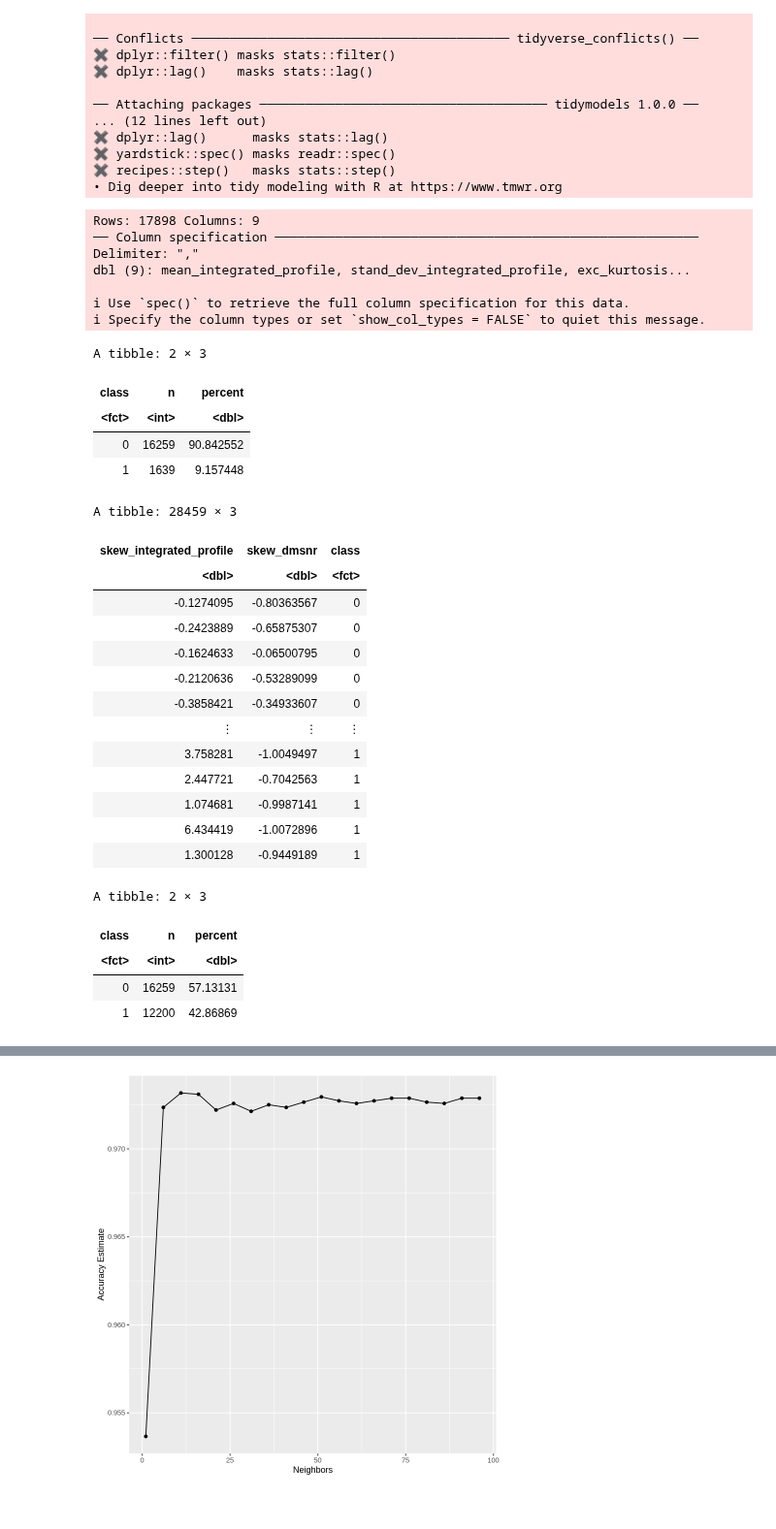
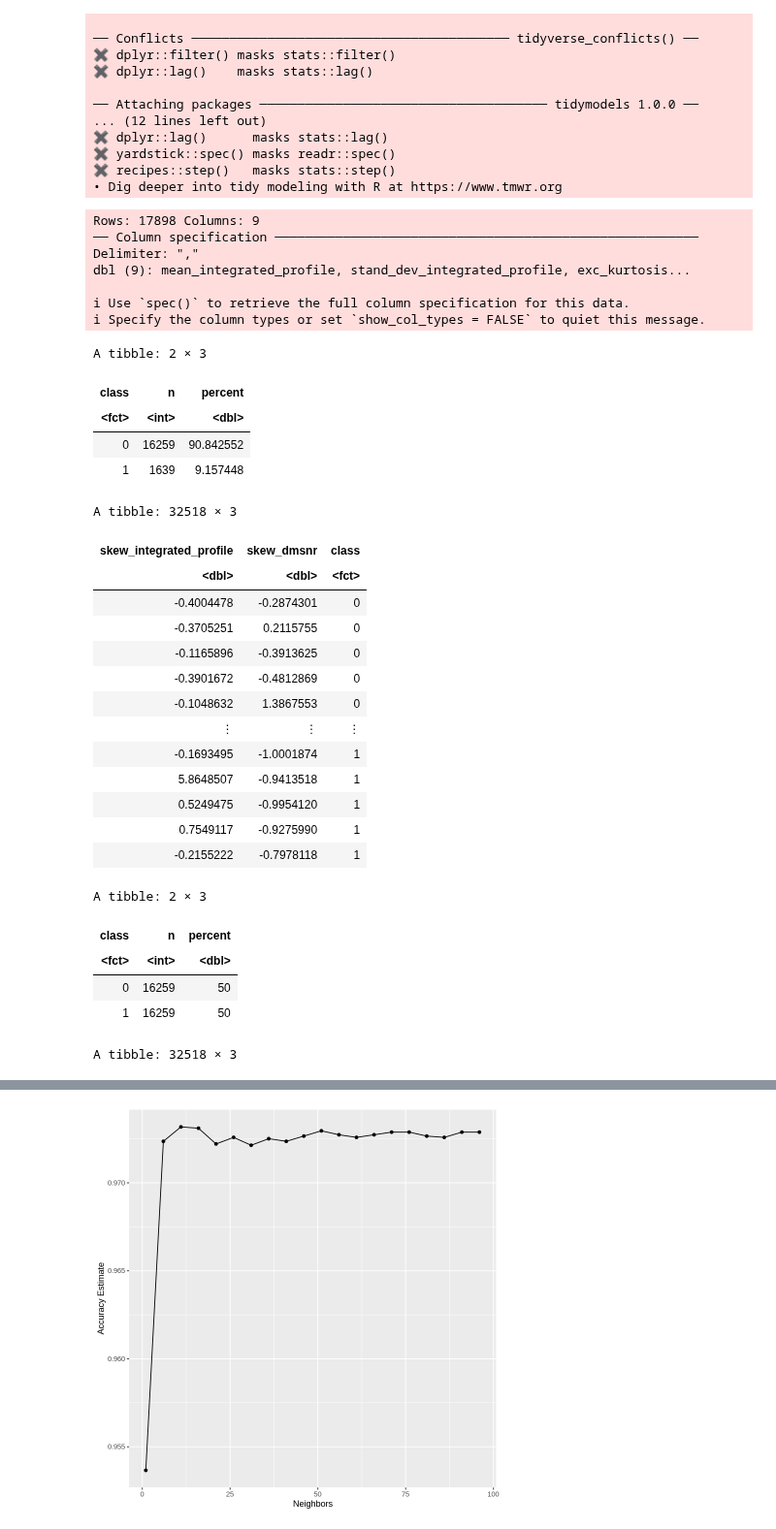
Before and after one commit to nailserverzone/dsci-100-2023w2-group-11, a Jupyter notebook: Final_project.ipynb, the cells around one changed output, grey strips where cells are left out. Shown at 97% size. Cells and saved outputs as stored; diff of their text form; code cells hidden in the pictures.

```diff
--- a/Final_project.ipynb
+++ b/Final_project.ipynb
@@ -55,56 +55,52 @@ pulsar_proportions <- unscaled_data |>
     mutate(percent = 100*n/nrow(unscaled_data))
 pulsar_proportions
 
-set.seed(1)
-pulsar_split <- initial_split(unscaled_data, prop = 0.75, strata = class)
-pulsar_train <- training(pulsar_split)
-pulsar_test <- testing(pulsar_split)
-
 #Scale data and Upsample to balance data
-pulsar_recipe <- recipe(class ~ skew_integrated_profile + skew_dmsnr, data = pulsar_train) |>
+pulsar_recipe <- recipe(class ~ skew_integrated_profile + skew_dmsnr, data = unscaled_data) |>
     step_scale(all_predictors()) |>
     step_center(all_predictors()) |>
     step_upsample(class, over_ratio = 1, skip = FALSE) |>
     prep()
 
 standardized_pulsar <- bake(pulsar_recipe, unscaled_data)
 standardized_pulsar
 
 #check proportions of upsampled data
 new_pulsar_proportions <- standardized_pulsar |>
     group_by(class) |>
     summarize(n = n()) |>
     mutate(percent = 100*n/nrow(standardized_pulsar))
 new_pulsar_proportions
 # %% [output]
 Rows: 17898 Columns: 9
 ── Column specification ────────────────────────────────────────────────────────
 Delimiter: ","
 dbl (9): mean_integrated_profile, stand_dev_integrated_profile, exc_kurtosis...
 
 ℹ Use `spec()` to retrieve the full column specification for this data.
 ℹ Specify the column types or set `show_col_types = FALSE` to quiet this message.
 A tibble: 2 × 3
 | class | n | percent |
 | <fct> | <int> | <dbl> |
 | 0 | 16259 | 90.842552 |
 | 1 | 1639 | 9.157448 |
-A tibble: 28459 × 3
+A tibble: 32518 × 3
 | skew_integrated_profile | skew_dmsnr | class |
 | <dbl> | <dbl> | <fct> |
-| -0.1274095 | -0.80363567 | 0 |
-| -0.2423889 | -0.65875307 | 0 |
-| -0.1624633 | -0.06500795 | 0 |
-| -0.2120636 | -0.53289099 | 0 |
-| -0.3858421 | -0.34933607 | 0 |
+| -0.4004478 | -0.2874301 | 0 |
+| -0.3705251 | 0.2115755 | 0 |
+| -0.1165896 | -0.3913625 | 0 |
+| -0.3901672 | -0.4812869 | 0 |
+| -0.1048632 | 1.3867553 | 0 |
 | ⋮ | ⋮ | ⋮ |
-| 3.758281 | -1.0049497 | 1 |
-| 2.447721 | -0.7042563 | 1 |
-| 1.074681 | -0.9987141 | 1 |
-| 6.434419 | -1.0072896 | 1 |
-| 1.300128 | -0.9449189 | 1 |
+| -0.1693495 | -1.0001874 | 1 |
+| 5.8648507 | -0.9413518 | 1 |
+| 0.5249475 | -0.9954120 | 1 |
+| 0.7549117 | -0.9275990 | 1 |
+| -0.2155222 | -0.7978118 | 1 |
 A tibble: 2 × 3
 | class | n | percent |
 | <fct> | <int> | <dbl> |
-| 0 | 16259 | 57.13131 |
-| 1 | 12200 | 42.86869 |
+| 0 | 16259 | 50 |
+| 1 | 16259 | 50 |
+A tibble: 32518 × 3
```
Also changed, not shown: parts of 3 cells of this notebook.
